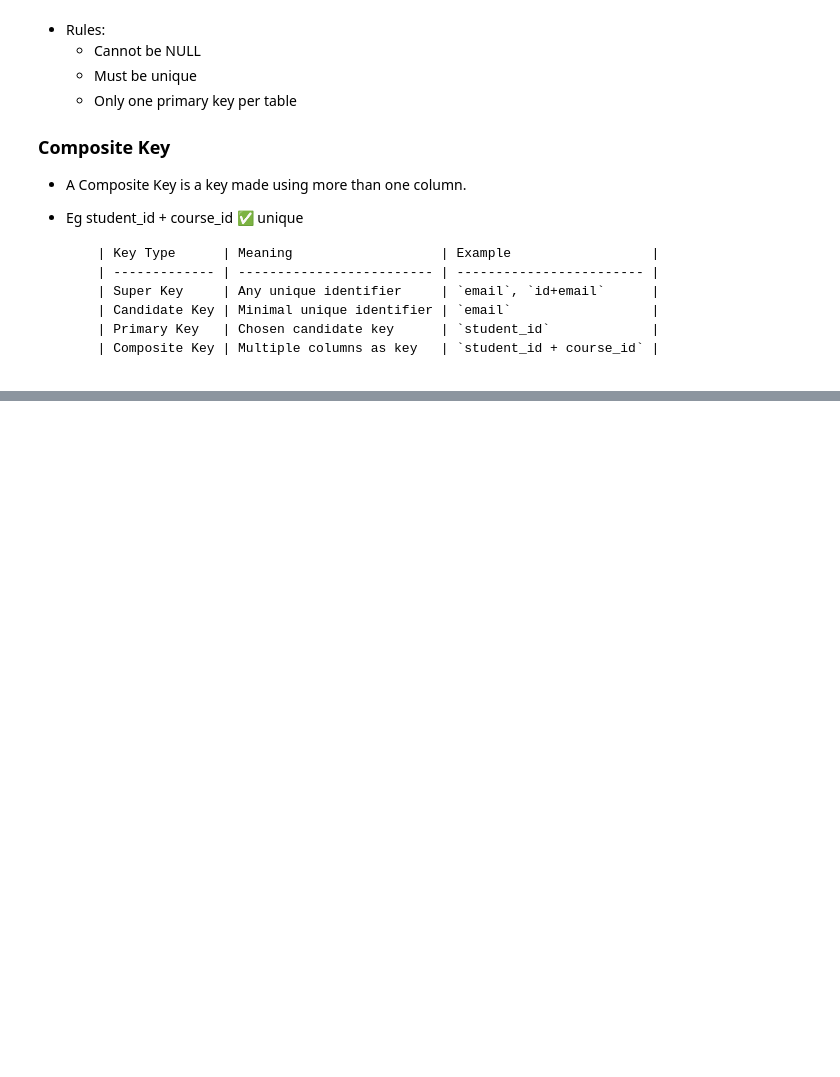
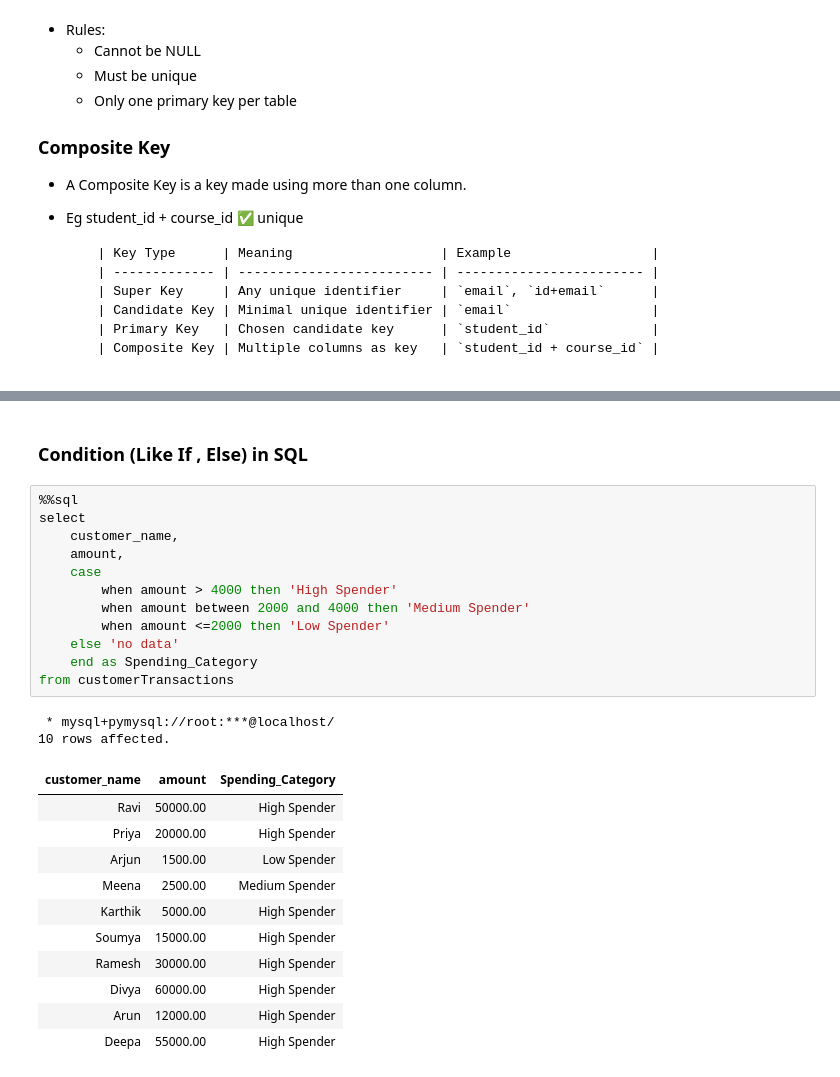
Before and after one commit to mdabucse/SQL, a Jupyter notebook: sql.ipynb, the cells around one changed output, grey strips where cells are left out. Saved outputs shown, nothing was run; the diff lists cells and outputs as text; blank space fills up the shorter version.

```diff
--- a/sql.ipynb
+++ b/sql.ipynb
@@ -868,0 +1013,28 @@ select * from test;
+# %% [markdown]
+### Condition (Like If , Else) in SQL
+# %%
+%%sql
+select
+    customer_name,
+    amount,
+    case
+        when amount > 4000 then 'High Spender'
+        when amount between 2000 and 4000 then 'Medium Spender'
+        when amount <=2000 then 'Low Spender'
+    else 'no data'
+    end as Spending_Category
+from customerTransactions
+# %% [output]
+ * mysql+pymysql://root:***@localhost/
+10 rows affected.
+| customer_name | amount | Spending_Category |
+| Ravi | 50000.00 | High Spender |
+| Priya | 20000.00 | High Spender |
+| Arjun | 1500.00 | Low Spender |
+| Meena | 2500.00 | Medium Spender |
+| Karthik | 5000.00 | High Spender |
+| Soumya | 15000.00 | High Spender |
+| Ramesh | 30000.00 | High Spender |
+| Divya | 60000.00 | High Spender |
+| Arun | 12000.00 | High Spender |
+| Deepa | 55000.00 | High Spender |
```
Also changed, not shown: parts of 34 cells of this notebook, 2 other files.
